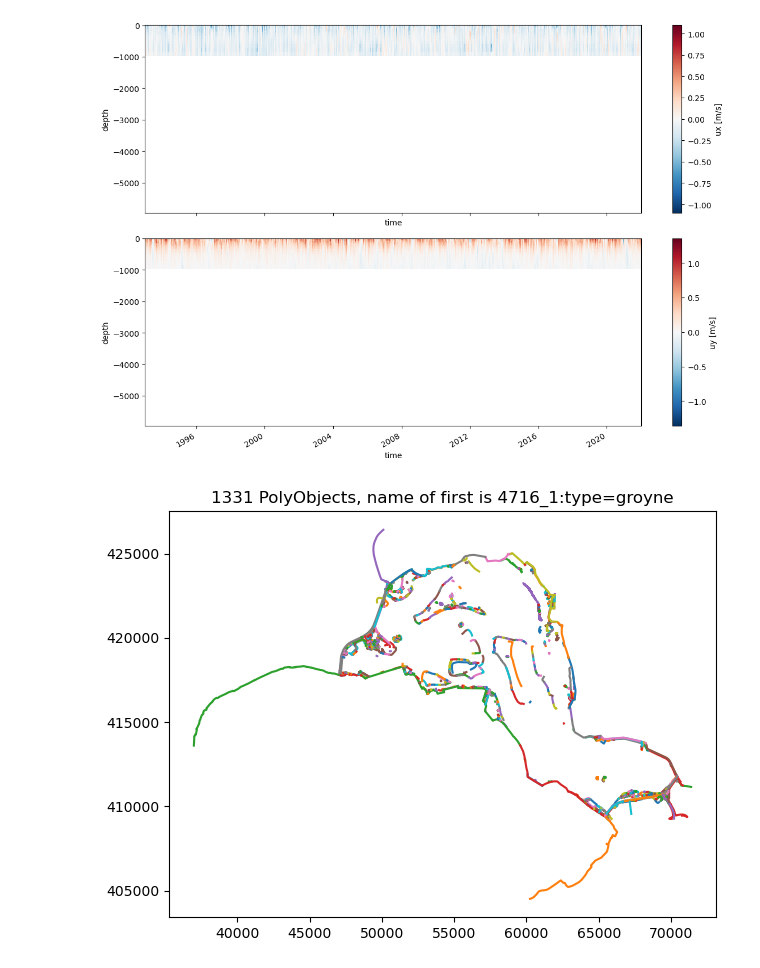
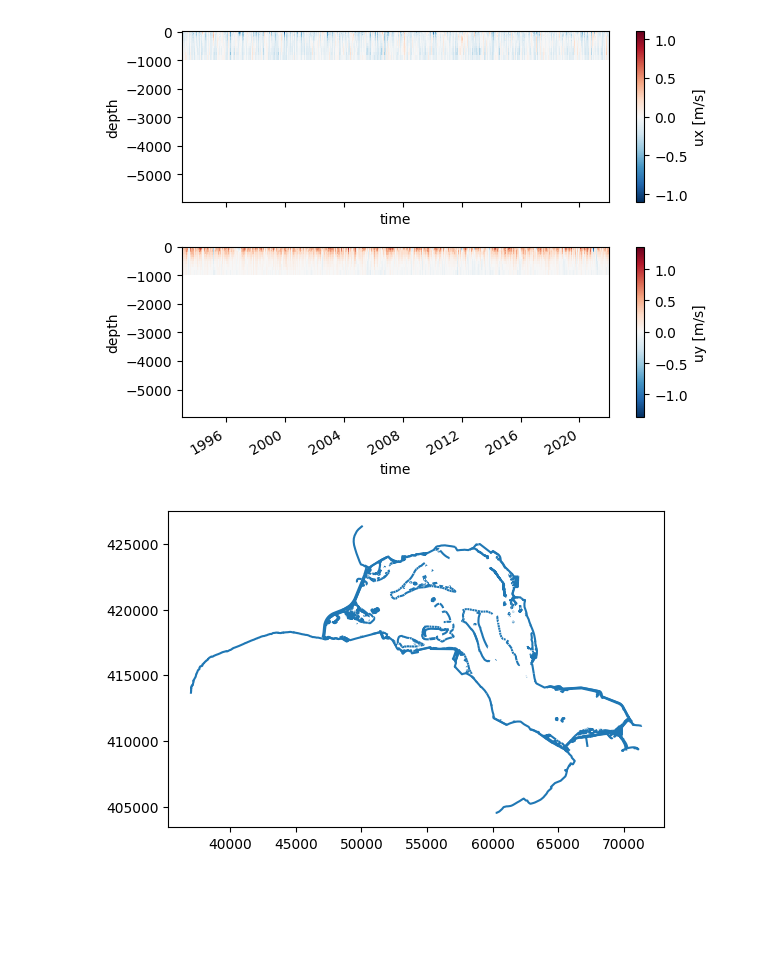
Before and after one commit to Deltares/dfm_tools, a Jupyter notebook: docs/notebooks/preprocessing_example_hydrolib.ipynb, the cells around one changed output. Saved outputs shown, nothing was run; the diff lists cells and outputs as text; code cells hidden in the pictures; blank space fills up the shorter version.

```diff
--- a/docs/notebooks/preprocessing_example_hydrolib.ipynb
+++ b/docs/notebooks/preprocessing_example_hydrolib.ipynb
@@ -39,26 +35,21 @@ fig.tight_layout()
 # %%
-file_bc = r'c:\DATA\dfm_tools_testdata\hydrolib_bc\haixia\uxuy_bc_South_v2_firstpoint.bc'
 #Load .bc-file using HydroLib object ForcingModel.
-m = hcdfm.ForcingModel(file_bc)
-ForcingModel_object_out = hcdfm.ForcingModel()
+file_bc = os.path.join(dir_testinput,r'hydrolib_bc\haixia\uxuy_bc_South_v2_firstpoint.bc')
+forcingmodel_object = hcdfm.ForcingModel(file_bc)
 
-fig, axes = plt.subplots(2,1,figsize=(12, 8),sharex=True,sharey=True)
-forcing_xr = dfmt.forcinglike_to_Dataset(m.forcing[0], convertnan=True)
-forcing_xr['ux'].T.plot(ax=axes[0])
-forcing_xr['uy'].T.plot(ax=axes[1])
+fig, (ax1,ax2) = plt.subplots(2,1,sharex=True,sharey=True)
+forcing_xr = dfmt.forcinglike_to_Dataset(forcingmodel_object.forcing[0], convertnan=True)
+forcing_xr['ux'].T.plot(ax=ax1)
+forcing_xr['uy'].T.plot(ax=ax2)
 fig.tight_layout()
 # %% [output]
-[figure, old version]
+[figure, new version]
 # %%
-file_pli = os.path.join(dir_testinput,'DFM_3D_z_Grevelingen\\geometry\\structures\\Grevelingen-FM_BL_fxw.pliz')
-#load pol/tek/pli/ldb file WITH HYDROLIB
+#load pol/pli/ldb file WITH HYDROLIB-core
+file_pli = os.path.join(dir_testinput,'DFM_grevelingen_3D','Grevelingen-FM_BL_fxw.pliz')
 polyfile_object = hcdfm.PolyFile(file_pli)
-fig,ax = plt.subplots()
-for iPO, pli_PolyObject_sel in enumerate(polyfile_object.objects):
-    polyobject_pd = dfmt.pointlike_to_DataFrame(pli_PolyObject_sel)
-    ax.set_title(f'{len(polyfile_object.objects)} PolyObjects, name of first is {pli_PolyObject_sel.metadata.name}')
-    ax.plot(polyobject_pd['x'],polyobject_pd['y'])
-fig.tight_layout()
+gdf_polyfile = dfmt.PolyFile_to_geodataframe_linestrings(polyfile_object,crs='EPSG:28992')
+ax = gdf_polyfile.plot()
 # %% [output]
-[figure, old version]
+[figure, new version]
 # %%
```
Also changed, not shown: parts of 5 cells of this notebook, 5 other files.
